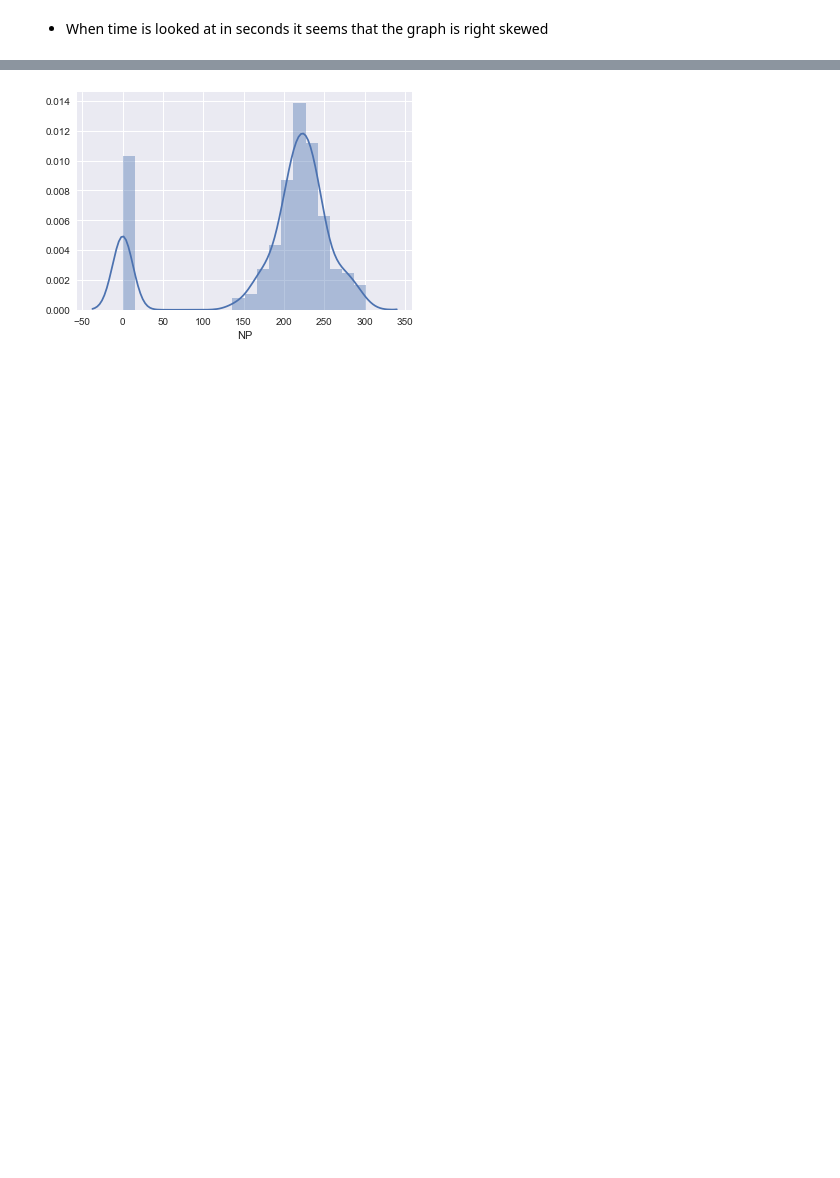
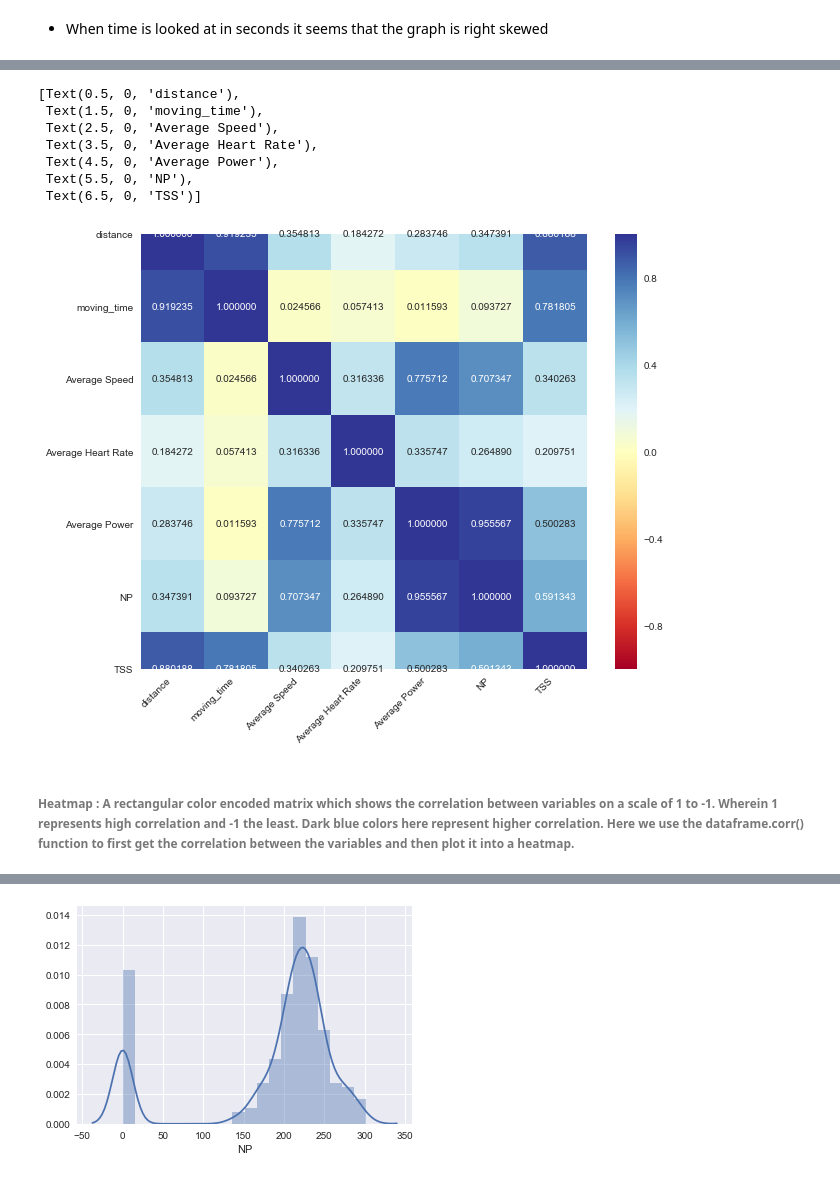
Before and after one commit to bhagyashreedhebe/Portfolios, a Jupyter notebook: Portfolio 1.ipynb, the cells around one changed output, grey strips where cells are left out. Cells and saved outputs as stored; diff of their text form; code cells hidden in the pictures; blank space fills up the shorter version.

```diff
--- a/Portfolio 1.ipynb
+++ b/Portfolio 1.ipynb
@@ -299,0 +155,16 @@ dtype: float64
+# %%
+fig, ax = plt.subplots(figsize=(10,8))
+
+ax = sns.heatmap(corr, vmin = -1,vmax=1, cmap='RdYlBu', annot=True, fmt="f")
+ax.set_xticklabels(ax.get_xticklabels(),rotation=45,horizontalalignment='right')
+# %% [output]
+[Text(0.5, 0, 'distance'),
+ Text(1.5, 0, 'moving_time'),
+ Text(2.5, 0, 'Average Speed'),
+ Text(3.5, 0, 'Average Heart Rate'),
+ Text(4.5, 0, 'Average Power'),
+ Text(5.5, 0, 'NP'),
+ Text(6.5, 0, 'TSS')]
+[figure, added]
+# %% [markdown]
+###### Heatmap : A rectangular color encoded matrix which shows the correlation between variables on a scale of 1 to -1. Wherein 1 represents high correlation and -1 the least. Dark blue colors here represent higher correlation. Here we use the dataframe.corr() function to first get the correlation between the variables and then plot it into a heatmap.
```
Also changed, not shown: parts of 51 cells of this notebook.
